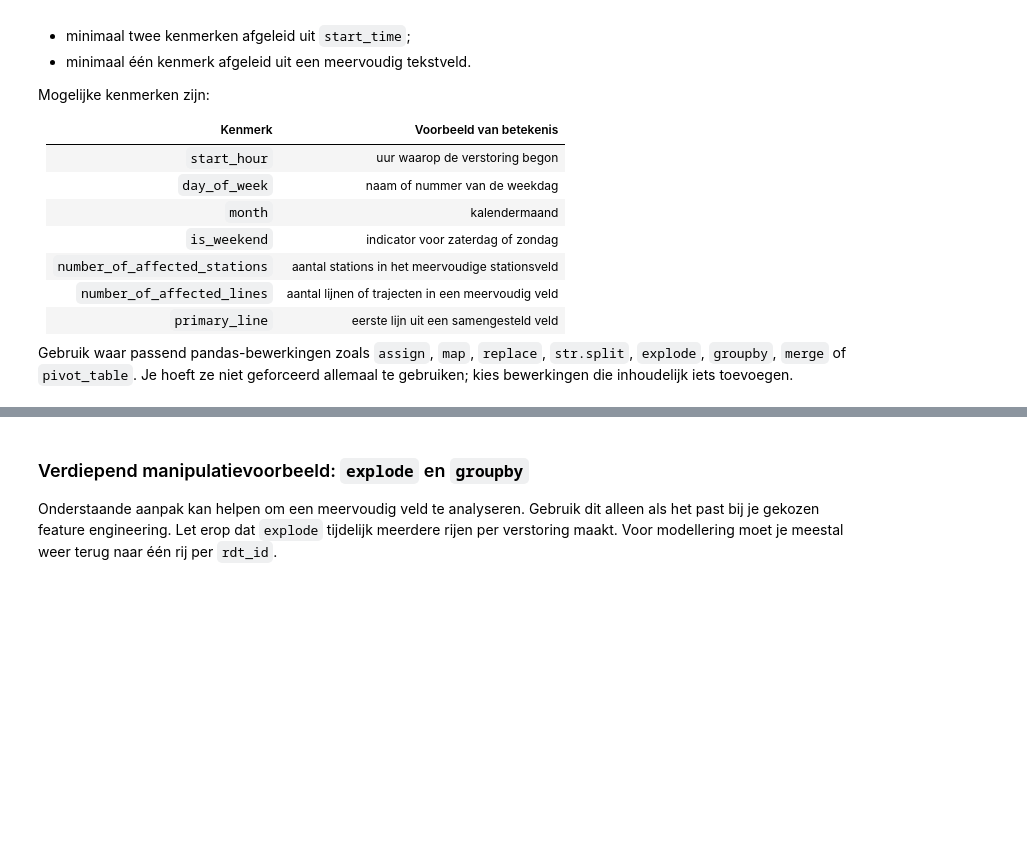
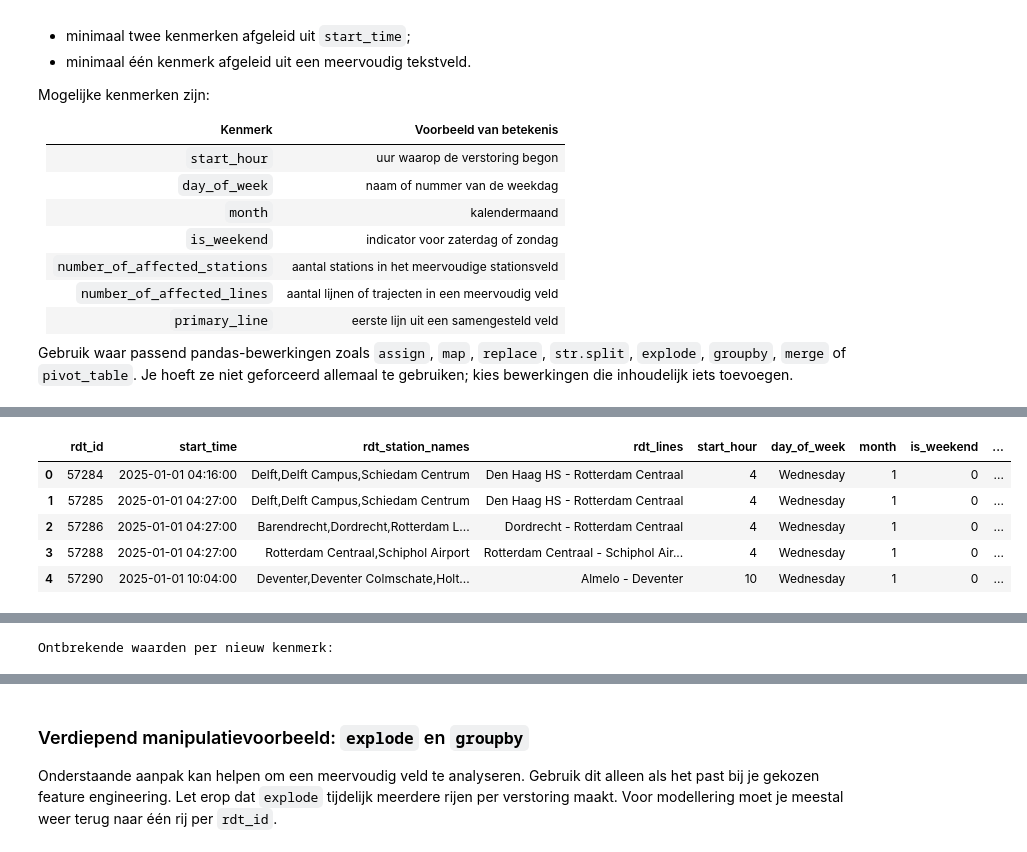
Before and after one commit to cesur-ict/treinverstoringen2, a Jupyter notebook: Studenttemplate_CRISP-DM_treinverstoringen.ipynb, the cells around one changed output, grey strips where cells are left out. Saved outputs shown, nothing was run; the diff lists cells and outputs as text; code cells hidden in the pictures; blank space fills up the shorter version.

```diff
--- a/Studenttemplate_CRISP-DM_treinverstoringen.ipynb
+++ b/Studenttemplate_CRISP-DM_treinverstoringen.ipynb
@@ -566,9 +871,34 @@ if prepared is not None:
     # prepared["number_of_affected_lines"] = prepared["rdt_lines"].map(count_multivalue_items)
     # prepared["primary_line"] = prepared["rdt_lines"].str.split(",").str[0].str.strip()
 
-    # TODO: maak minimaal vijf betekenisvolle nieuwe invoerkenmerken in totaal.
-    # Minimaal twee komen uit start_time en minimaal één uit een multi-value veld.
+    # Extra kenmerk: aantal getroffen trajecten
+    prepared["number_of_affected_lines"] = prepared[
+        "rdt_lines"
+    ].map(count_multivalue_items)
 
+    # Extra kenmerk: het eerste getroffen traject
+    prepared["primary_line"] = (
+        prepared["rdt_lines"]
+        .str.split(",")
+        .str[0]
+        .str.strip()
+    )
+
+    created_features = [
+        "start_hour",
+        "day_of_week",
+        "month",
+        "is_weekend",
+        "number_of_affected_stations",
+        "number_of_affected_lines",
+        "primary_line"
+    ]
+
+    display(prepared[["rdt_id"] + created_features].head())
+
+    # Voor-en-naweergave
+    after_features = prepared[["rdt_id"] + created_features].head(5)
+    display(before_features.merge(after_features, on="rdt_id", how="left"))
     created_features = [
         "start_hour", "day_of_week", "month", "is_weekend",
         "number_of_affected_stations"
@@ -579,4 +909,46 @@ if prepared is not None:
     after_features = prepared[["rdt_id"] + created_features].head(5)
     display(before_features.merge(after_features, on="rdt_id", how="left"))
 
-# TODO: controleer nieuwe kenmerken op ontbrekende en onmogelijke waarden.
+# Controleer de nieuwe kenmerken op ontbrekende en onmogelijke waarden
+if prepared is not None:
+
+    print("Ontbrekende waarden per nieuw kenmerk:")
+    display(
+        prepared[created_features]
+        .isna()
+        .sum()
+        .rename("aantal_ontbrekend")
+        .to_frame()
+    )
+
+    print("Onmogelijke starturen:",
+          (~prepared["start_hour"].between(0, 23)).sum())
+
+    print("Onmogelijke maanden:",
+          (~prepared["month"].between(1, 12)).sum())
+
+    print("Ongeldige weekendwaarden:",
+          (~prepared["is_weekend"].isin([0, 1])).sum())
+
+    print("Stationsaantal kleiner dan 1:",
+          (prepared["number_of_affected_stations"] < 1).sum())
+
+    print("Trajectaantal kleiner dan 1:",
+          (prepared["number_of_affected_lines"] < 1).sum())
+
+    print("Minimum aantal getroffen stations:",
+          prepared["number_of_affected_stations"].min())
+
+    print("Maximum aantal getroffen stations:",
+          prepared["number_of_affected_stations"].max())
+
+    print("Minimum aantal getroffen trajecten:",
+          prepared["number_of_affected_lines"].min())
+
+    print("Maximum aantal getroffen trajecten:",
+          prepared["number_of_affected_lines"].max())
+
+# Bevindingen nieuwe kenmerken
+# Er zijn in totaal zeven nieuwe kenmerken gemaakt. Vier kenmerken komen uit `start_time`: het startuur, de weekdag, de maand en of de verstoring in het weekend begon. Daarnaast zijn het aantal getroffen stations, het aantal getroffen trajecten en het eerste getroffen traject gemaakt uit velden met meerdere waarden.
+# Na de controle zijn er geen ontbrekende waarden gevonden in de nieuwe kenmerken. Het startuur ligt tussen 0 en 23 en de maand tussen 1 en 12. Het aantal getroffen stations ligt tussen 1 en 51 en het aantal getroffen trajecten tussen 1 en 14. De nieuwe kenmerken lijken daarom bruikbaar voor het model.
+# %% [output]
@@ -582,0 +961,6 @@ if prepared is not None:
+|  | rdt_id | start_time | rdt_station_names | rdt_lines | start_hour | day_of_week | month | is_weekend | ... |
+| 0 | 57284 | 2025-01-01 04:16:00 | Delft,Delft Campus,Schiedam Centrum | Den Haag HS - Rotterdam Centraal | 4 | Wednesday | 1 | 0 | ... |
+| 1 | 57285 | 2025-01-01 04:27:00 | Delft,Delft Campus,Schiedam Centrum | Den Haag HS - Rotterdam Centraal | 4 | Wednesday | 1 | 0 | ... |
+| 2 | 57286 | 2025-01-01 04:27:00 | Barendrecht,Dordrecht,Rotterdam L... | Dordrecht - Rotterdam Centraal | 4 | Wednesday | 1 | 0 | ... |
+| 3 | 57288 | 2025-01-01 04:27:00 | Rotterdam Centraal,Schiphol Airport | Rotterdam Centraal - Schiphol Air... | 4 | Wednesday | 1 | 0 | ... |
+| 4 | 57290 | 2025-01-01 10:04:00 | Deventer,Deventer Colmschate,Holt... | Almelo - Deventer | 10 | Wednesday | 1 | 0 | ... |
@@ -582,0 +979 @@ if prepared is not None:
+Ontbrekende waarden per nieuw kenmerk:
```
Also changed, not shown: parts of 41 cells of this notebook, 1 other file.
